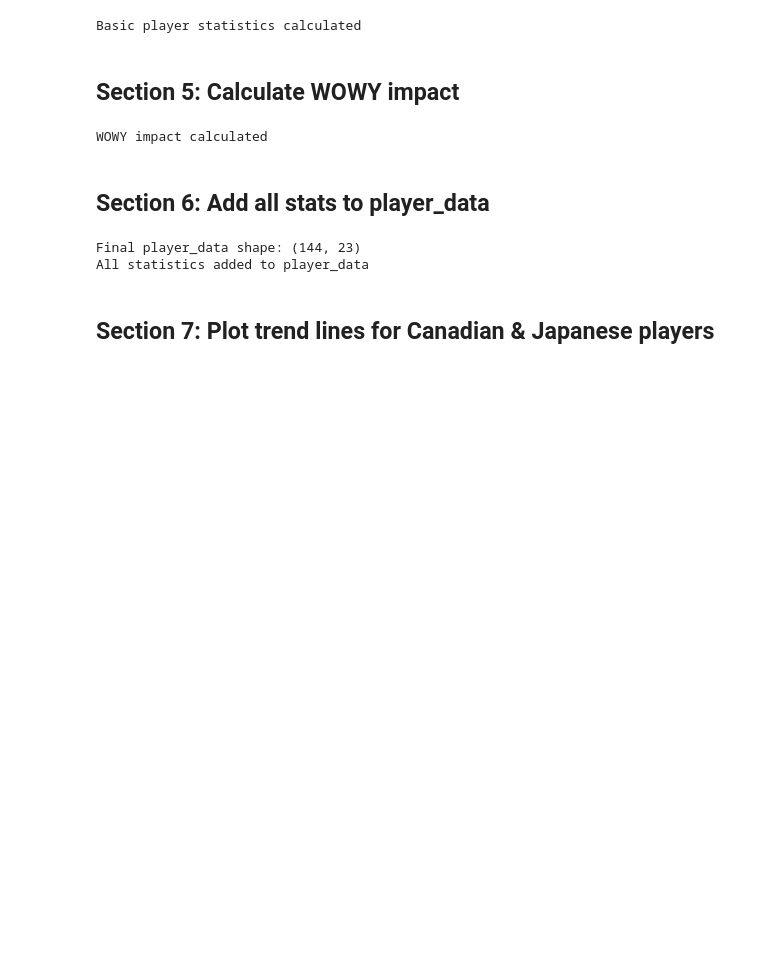
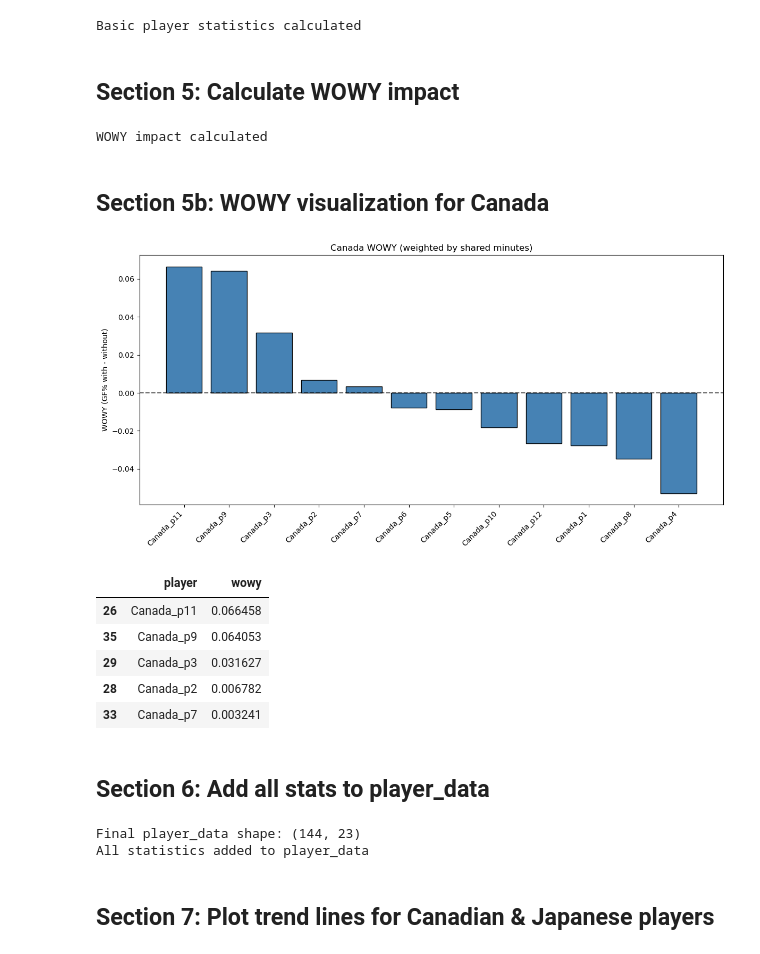
Before and after one commit to johngreenough/SportsModule, a Jupyter notebook: player_stats.ipynb, the cells around one changed output. Drawn from its saved outputs; the diff is of its cells as text; code cells hidden in the pictures; blank space fills up the shorter version.

```diff
--- a/player_stats.ipynb
+++ b/player_stats.ipynb
@@ -253,6 +273,30 @@ player_stats['wowy'] = player_stats['player'].map(wowy_dict)
 print("WOWY impact calculated")
 # %% [output]
 WOWY impact calculated
+# %% [markdown]
+## Section 5b: WOWY visualization for Canada
+# %%
+# WOWY bar chart for Canada
+can_wowy = player_stats[player_stats['team'] == 'Canada'][['player', 'wowy']].sort_values('wowy', ascending=False)
+
+fig, ax = plt.subplots(figsize=(12, 6))
+ax.bar(can_wowy['player'], can_wowy['wowy'], color='steelblue', edgecolor='black')
+ax.axhline(0, color='black', linestyle='--', alpha=0.6)
+ax.set_ylabel('WOWY (GF% with - without)')
+ax.set_title('Canada WOWY (weighted by shared minutes)')
+plt.xticks(rotation=45, ha='right')
+plt.tight_layout()
+plt.show()
+
+can_wowy.head()
+# %% [output]
+[figure, added]
+|  | player | wowy |
+| 26 | Canada_p11 | 0.066458 |
+| 35 | Canada_p9 | 0.064053 |
+| 29 | Canada_p3 | 0.031627 |
+| 28 | Canada_p2 | 0.006782 |
+| 33 | Canada_p7 | 0.003241 |
 # %% [markdown]
 ## Section 6: Add all stats to player_data
 # %%
```
Also changed, not shown: parts of 6 cells of this notebook, 2 other files.
